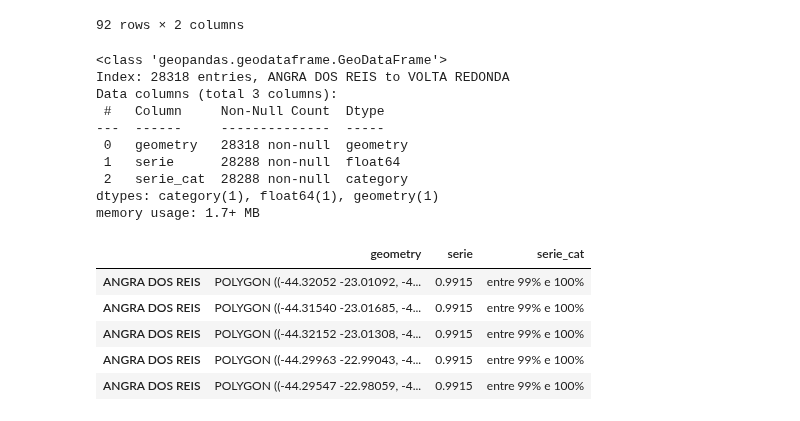
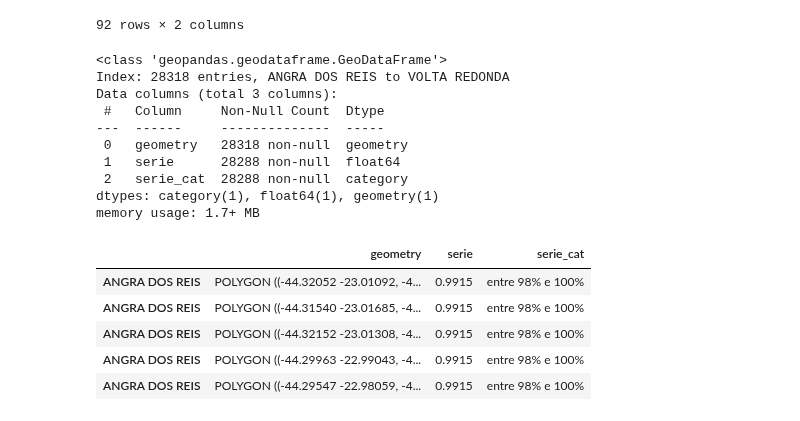
Before and after one commit to GDevigili/TCC-IBGE, a Jupyter notebook: src/data-vis/estudo-de-caso.ipynb, the cells around one changed output. Cells and saved outputs as stored; diff of their text form; code cells hidden in the pictures.

```diff
--- a/src/data-vis/estudo-de-caso.ipynb
+++ b/src/data-vis/estudo-de-caso.ipynb
@@ -373,34 +392,34 @@ df_agregado
 # %%
 gdf_rio_filter_agg = gdf_rio[['geometry', 'NM_MUNICIP']].set_index('NM_MUNICIP')
 gdf_agg_join = gdf_rio_filter_agg.join(df_agregado.set_index('localidade_nome'), how='inner')
 
 # Define the bins and labels
 var = 'serie'
-bins = [0, 0.8, 0.9, 0.95, 0.98, 0.99, 1]  # replace with your list of values
-labels = ['menor que 80%', 'entre 80% e 90%', 'entre 90% e 95%', 'entre 95% e 98%', 'entre 98% e 99%', 'entre 99% e 100%']
+bins = [0, 0.8, 0.9, 0.95, 0.99, 1]  # replace with your list of values
+labels = ['menor que 80%', 'entre 80% e 90%', 'entre 90% e 95%', 'entre 95% e 98%', 'entre 98% e 100%']
 
 # Create the new column
 gdf_agg_join[var + '_cat'] = pd.cut(gdf_agg_join[var], bins=bins, labels=labels, include_lowest=True)
 
 gdf_agg_join.info()
 gdf_agg_join.head()
 # %% [output]
 <class 'geopandas.geodataframe.GeoDataFrame'>
 Index: 28318 entries, ANGRA DOS REIS to VOLTA REDONDA
 Data columns (total 3 columns):
  #   Column     Non-Null Count  Dtype
 ---  ------     --------------  -----
  0   geometry   28318 non-null  geometry
  1   serie      28288 non-null  float64
  2   serie_cat  28288 non-null  category
 dtypes: category(1), float64(1), geometry(1)
 memory usage: 1.7+ MB
 |  | geometry | serie | serie_cat |
-| ANGRA DOS REIS | POLYGON ((-44.32052 -23.01092, -4... | 0.9915 | entre 99% e 100% |
-| ANGRA DOS REIS | POLYGON ((-44.31540 -23.01685, -4... | 0.9915 | entre 99% e 100% |
-| ANGRA DOS REIS | POLYGON ((-44.32152 -23.01308, -4... | 0.9915 | entre 99% e 100% |
-| ANGRA DOS REIS | POLYGON ((-44.29963 -22.99043, -4... | 0.9915 | entre 99% e 100% |
-| ANGRA DOS REIS | POLYGON ((-44.29547 -22.98059, -4... | 0.9915 | entre 99% e 100% |
+| ANGRA DOS REIS | POLYGON ((-44.32052 -23.01092, -4... | 0.9915 | entre 98% e 100% |
+| ANGRA DOS REIS | POLYGON ((-44.31540 -23.01685, -4... | 0.9915 | entre 98% e 100% |
+| ANGRA DOS REIS | POLYGON ((-44.32152 -23.01308, -4... | 0.9915 | entre 98% e 100% |
+| ANGRA DOS REIS | POLYGON ((-44.29963 -22.99043, -4... | 0.9915 | entre 98% e 100% |
+| ANGRA DOS REIS | POLYGON ((-44.29547 -22.98059, -4... | 0.9915 | entre 98% e 100% |
 # %%
 plot_map(
     gdf_agg_join,
```
Also changed, not shown: parts of 11 cells of this notebook, 3 other files.
